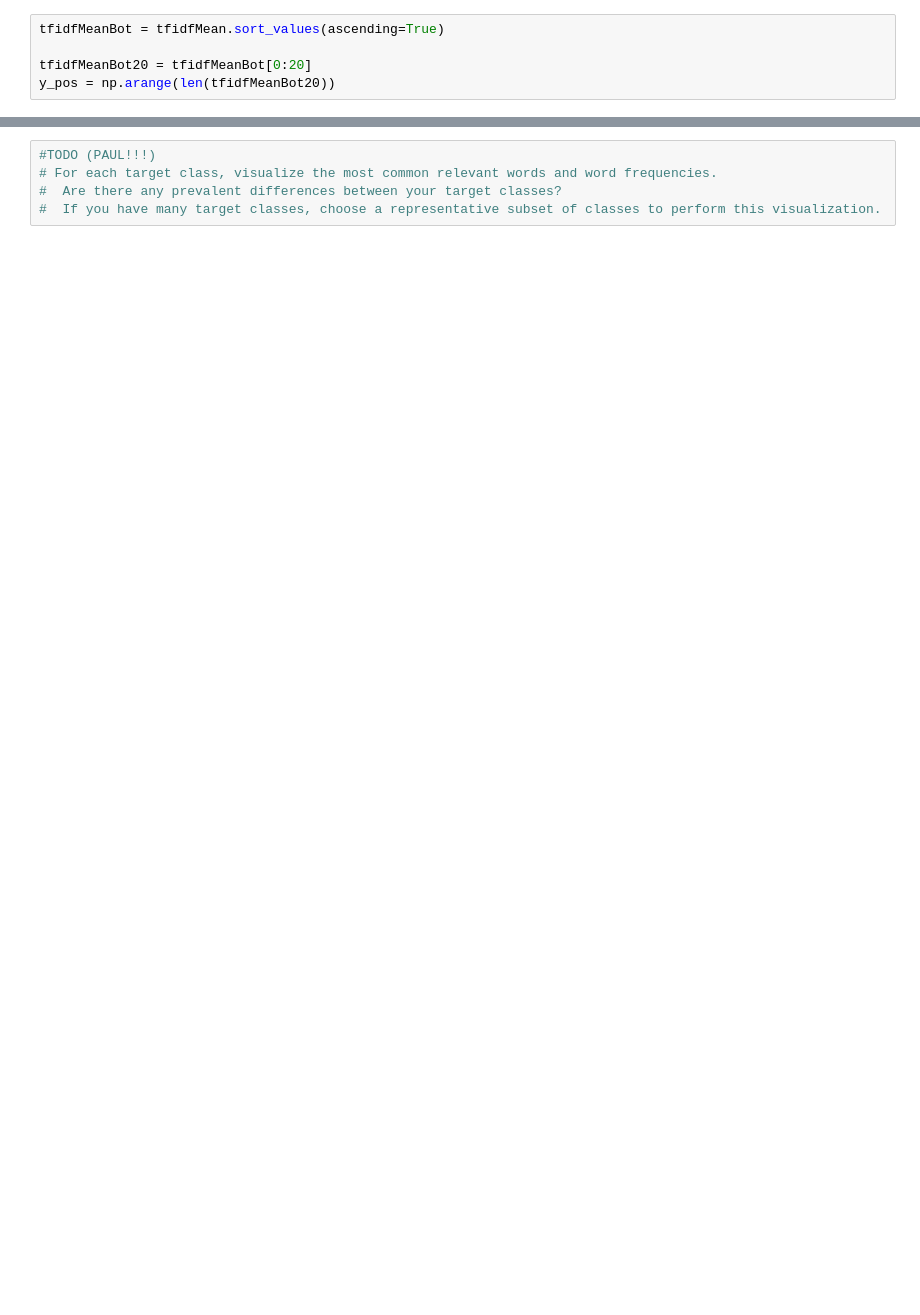
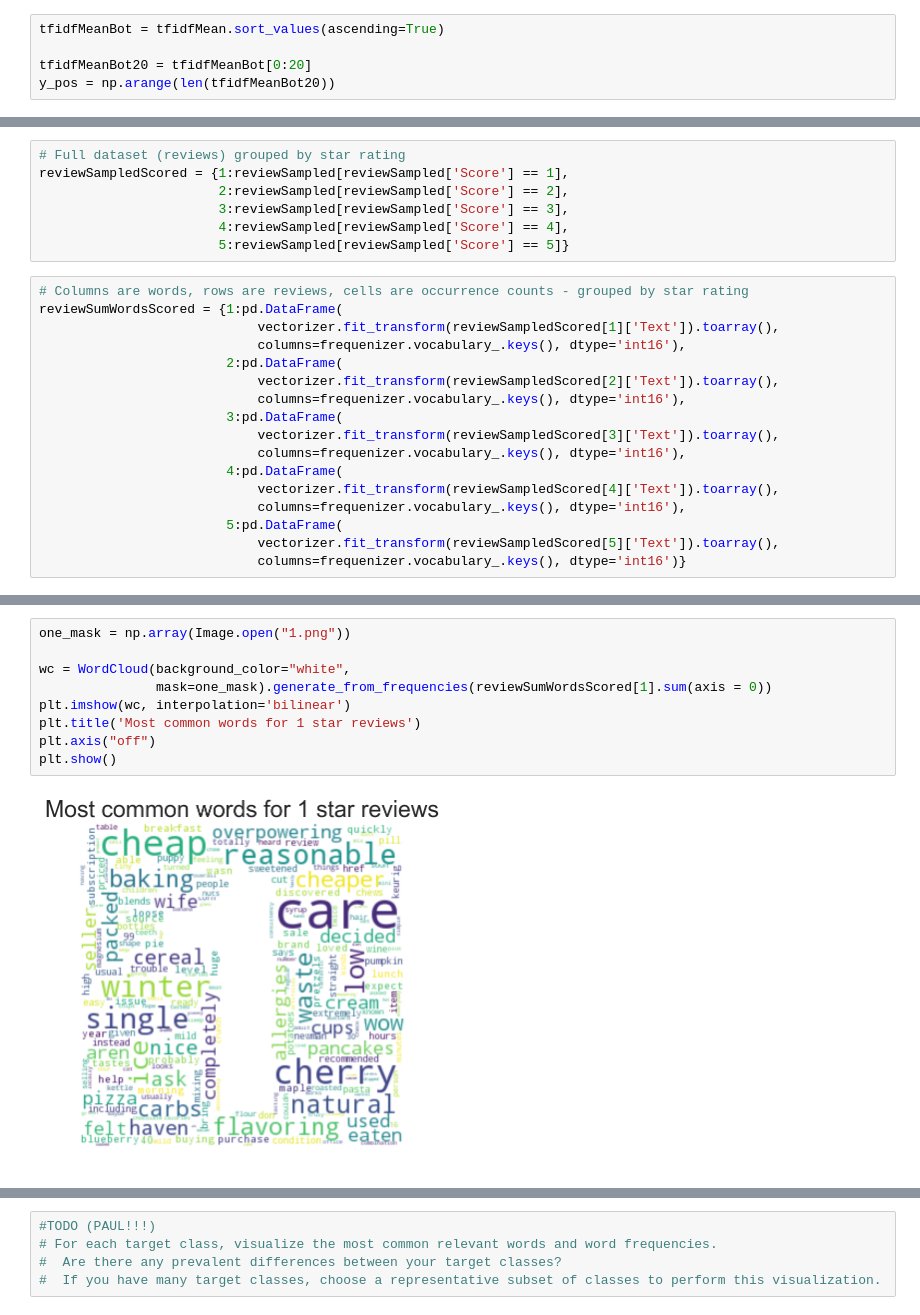
Before and after one commit to SMU-ML-2017/Project2, a Jupyter notebook: ML Project 2.ipynb, the cells around one changed output, grey strips where cells are left out. Saved outputs shown, nothing was run; the diff lists cells and outputs as text; blank space fills up the shorter version.

```diff
--- a/ML Project 2.ipynb
+++ b/ML Project 2.ipynb
@@ -249,0 +247,24 @@ plt.show()
+# %%
+# Full dataset (reviews) grouped by star rating
+reviewSampledScored = {1:reviewSampled[reviewSampled['Score'] == 1],
+                       2:reviewSampled[reviewSampled['Score'] == 2],
+                       3:reviewSampled[reviewSampled['Score'] == 3],
+                       4:reviewSampled[reviewSampled['Score'] == 4],
+                       5:reviewSampled[reviewSampled['Score'] == 5]}
+# %%
+# Columns are words, rows are reviews, cells are occurrence counts - grouped by star rating
+reviewSumWordsScored = {1:pd.DataFrame(
+                            vectorizer.fit_transform(reviewSampledScored[1]['Text']).toarray(),
+                            columns=frequenizer.vocabulary_.keys(), dtype='int16'),
+                        2:pd.DataFrame(
+                            vectorizer.fit_transform(reviewSampledScored[2]['Text']).toarray(),
+                            columns=frequenizer.vocabulary_.keys(), dtype='int16'),
+                        3:pd.DataFrame(
+                            vectorizer.fit_transform(reviewSampledScored[3]['Text']).toarray(),
+                            columns=frequenizer.vocabulary_.keys(), dtype='int16'),
+                        4:pd.DataFrame(
+                            vectorizer.fit_transform(reviewSampledScored[4]['Text']).toarray(),
+                            columns=frequenizer.vocabulary_.keys(), dtype='int16'),
+                        5:pd.DataFrame(
+                            vectorizer.fit_transform(reviewSampledScored[5]['Text']).toarray(),
+                            columns=frequenizer.vocabulary_.keys(), dtype='int16')}
@@ -249,0 +312,11 @@ plt.show()
+# %%
+one_mask = np.array(Image.open("1.png"))
+
+wc = WordCloud(background_color="white",
+               mask=one_mask).generate_from_frequencies(reviewSumWordsScored[1].sum(axis = 0))
+plt.imshow(wc, interpolation='bilinear')
+plt.title('Most common words for 1 star reviews')
+plt.axis("off")
+plt.show()
+# %% [output]
+[figure, added]
```
Also changed, not shown: parts of 24 cells of this notebook, 8 other files.
